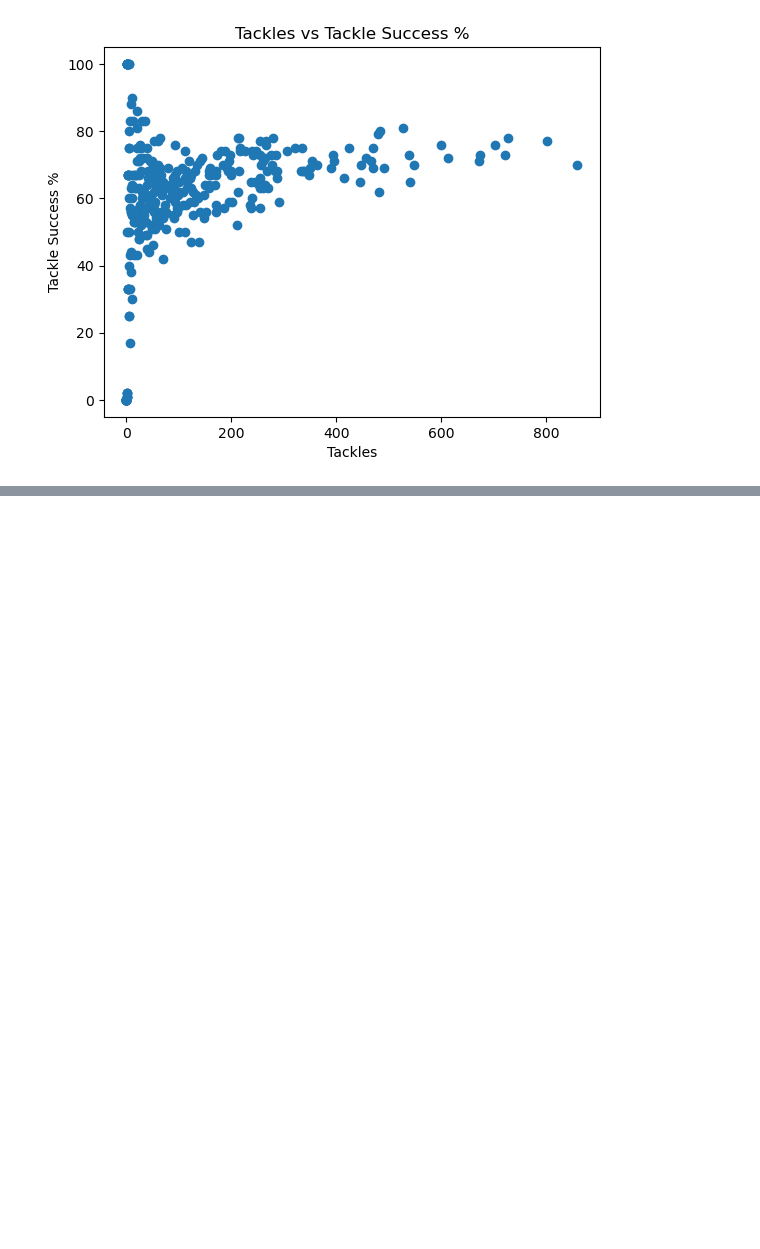
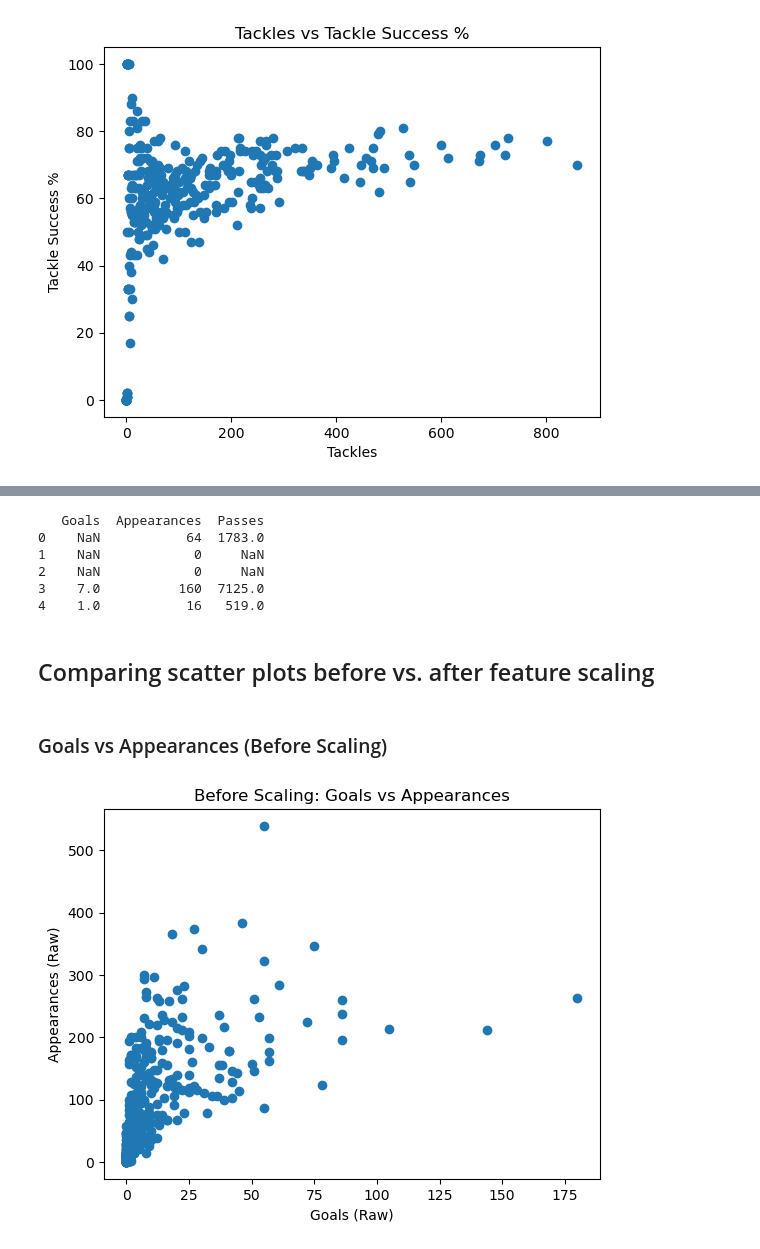
Before and after one commit to springboardmentor1979b-cmyk/ScoreSight---Predicting-EPL-Points-Tally-Top-Scorer, a Jupyter notebook: notebook.ipynb, the cells around one changed output, grey strips where cells are left out. Saved outputs shown, nothing was run; the diff lists cells and outputs as text; code cells hidden in the pictures; blank space fills up the shorter version.

Commit message:
feature scaling done

```diff
--- a/notebook.ipynb
+++ b/notebook.ipynb
@@ -332,0 +337,43 @@ plt.show()
+# %%
+# priting values of goals, appearances and passes
+print(raw_data_copy[['Goals', 'Appearances', 'Passes']].head())
+# %% [output]
+   Goals  Appearances  Passes
+0    NaN           64  1783.0
+1    NaN            0     NaN
+2    NaN            0     NaN
+3    7.0          160  7125.0
+4    1.0           16   519.0
+# %%
+# Applying min-max scaling
+
+minmax_scaler = MinMaxScaler()
+
+raw_data_copy[['Goals_mm', 'Appearances_mm', 'Passes_mm', 'Assists_mm']] = (
+    minmax_scaler.fit_transform(
+        raw_data_copy[['Goals', 'Appearances', 'Passes', 'Assists']]
+    )
+)
+# %%
+# Apply standardization (z-score)
+
+std_scaler = StandardScaler()
+
+raw_data_copy[['Goals_std', 'Shots_std', 'Passes_std']] = (
+    std_scaler.fit_transform(
+        raw_data_copy[['Goals', 'Shots', 'Passes']]
+    )
+)
+# %% [markdown]
+## Comparing scatter plots before vs. after feature scaling
+# %% [markdown]
+### Goals vs Appearances (Before Scaling)
+# %%
+plt.figure()
+plt.scatter(raw_data_copy['Goals'], raw_data_copy['Appearances'])
+plt.xlabel('Goals (Raw)')
+plt.ylabel('Appearances (Raw)')
+plt.title('Before Scaling: Goals vs Appearances')
+plt.show()
+# %% [output]
+[figure, added]
```
Also changed, not shown: parts of 8 cells of this notebook.
